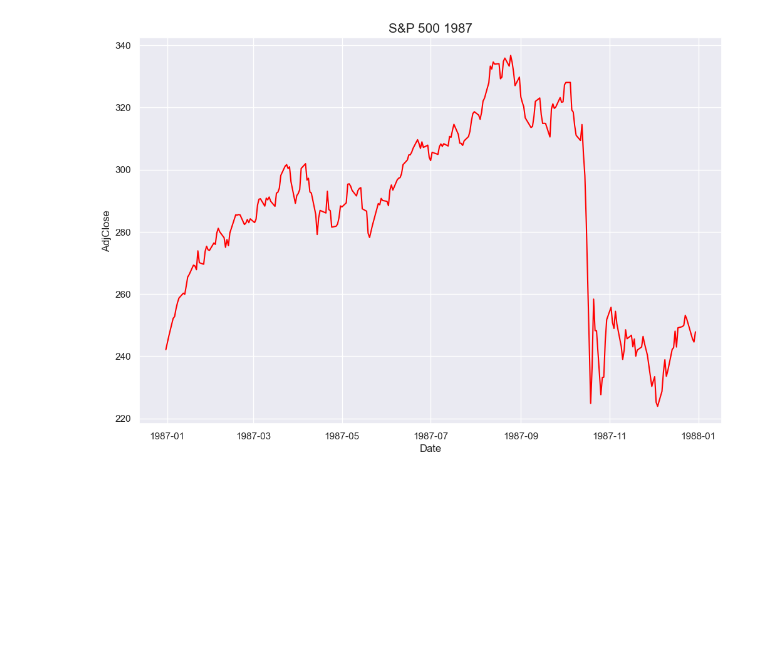
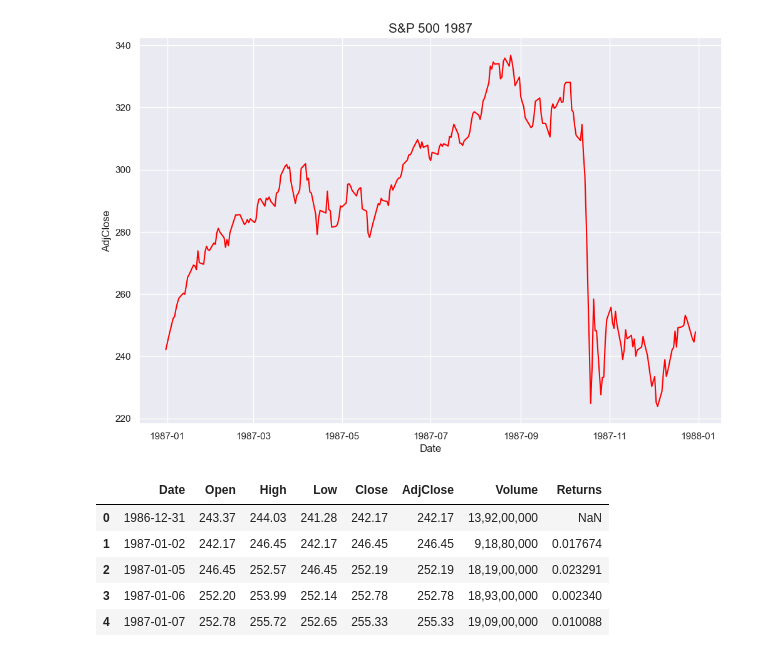
Before and after one commit to D76X/jupyter_notebooks, a Jupyter notebook: FoundationOfStatsAndProp/04.Skewness and Kurtosis.ipynb, the cells around one changed output. Cells and saved outputs as stored; diff of their text form; code cells hidden in the pictures; blank space fills up the shorter version.

```diff
--- a/FoundationOfStatsAndProp/04.Skewness and Kurtosis.ipynb
+++ b/FoundationOfStatsAndProp/04.Skewness and Kurtosis.ipynb
@@ -111,3 +111,14 @@ plt.title('S&P 500 1987', fontsize='15')
 # %% [output]
 Text(0.5, 1.0, 'S&P 500 1987')
 [figure]
+# %%
+# add a computed column to the DS as the % of change of the AdjClose data column
+sp_data['Returns'] = sp_data['AdjClose'].pct_change()
+sp_data.head()
+# %% [output]
+|  | Date | Open | High | Low | Close | AdjClose | Volume | Returns |
+| 0 | 1986-12-31 | 243.37 | 244.03 | 241.28 | 242.17 | 242.17 | 13,92,00,000 | NaN |
+| 1 | 1987-01-02 | 242.17 | 246.45 | 242.17 | 246.45 | 246.45 | 9,18,80,000 | 0.017674 |
+| 2 | 1987-01-05 | 246.45 | 252.57 | 246.45 | 252.19 | 252.19 | 18,19,00,000 | 0.023291 |
+| 3 | 1987-01-06 | 252.20 | 253.99 | 252.14 | 252.78 | 252.78 | 18,93,00,000 | 0.002340 |
+| 4 | 1987-01-07 | 252.78 | 255.72 | 252.65 | 255.33 | 255.33 | 19,09,00,000 | 0.010088 |
```
Also changed, not shown: parts of 7 cells of this notebook.
